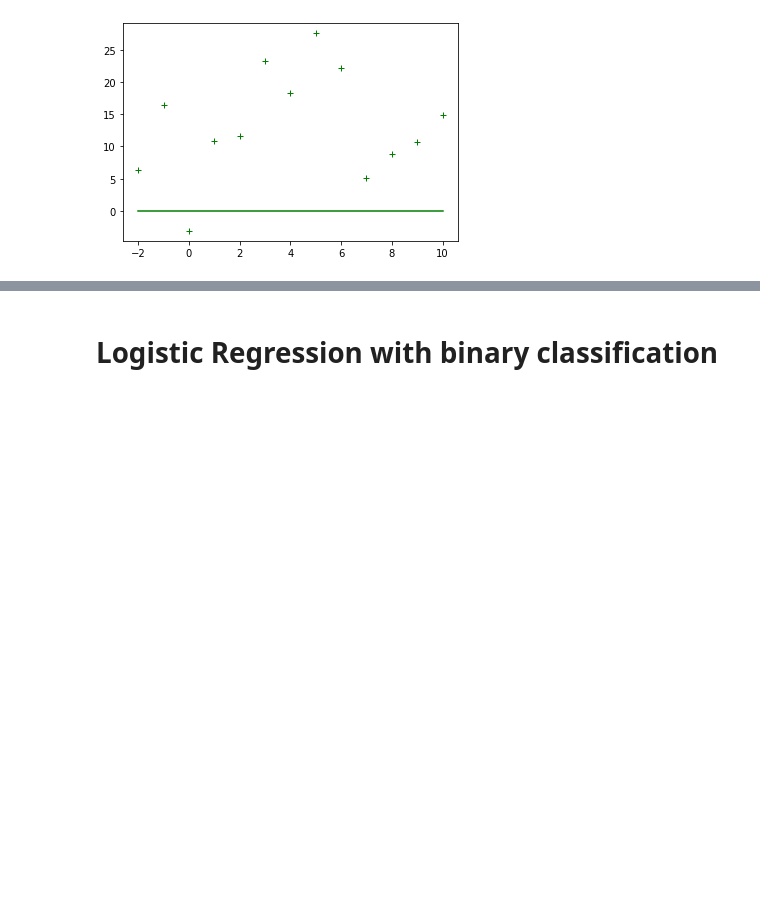
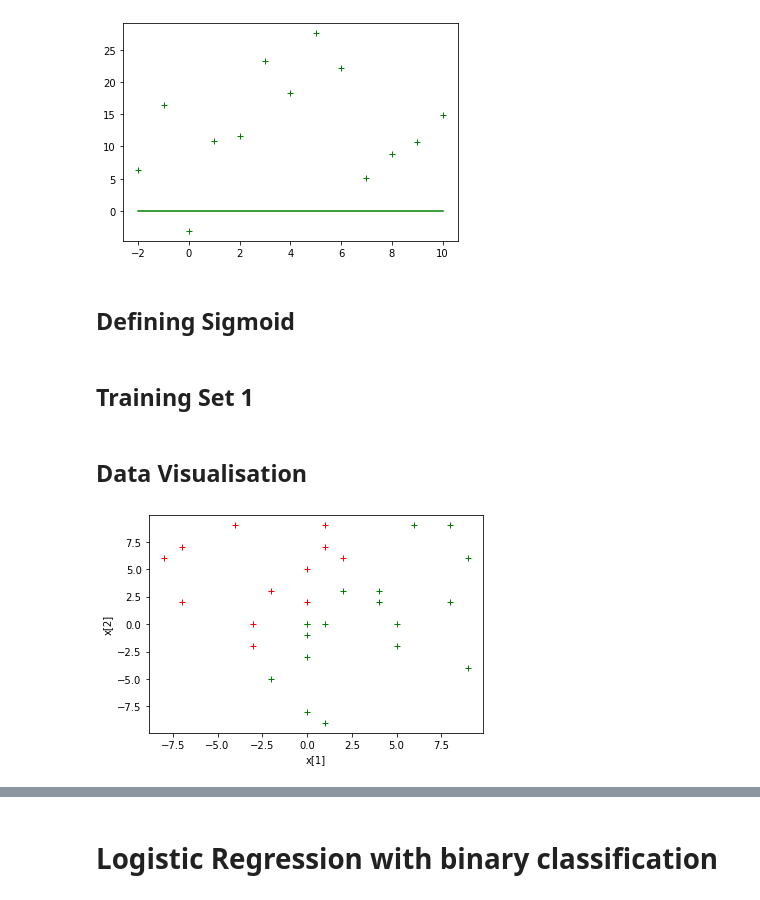
Before and after one commit to mattdo40/Colab, a Jupyter notebook: linear_and_logistic_regression.ipynb, the cells around one changed output, grey strips where cells are left out. Drawn from its saved outputs; the diff is of its cells as text; code cells hidden in the pictures; blank space fills up the shorter version.

```diff
--- a/linear_and_logistic_regression.ipynb
+++ b/linear_and_logistic_regression.ipynb
@@ -167,3 +167,5 @@ plt.plot(dataX1, Y, "g+")
 plt.show()
 # %% [output]
 [figure]
+# %% [markdown]
+## Defining Sigmoid
@@ -169,0 +181,25 @@ plt.show()
+# %% [markdown]
+## Training Set 1
+# %%
+data = [((1, 0, 0), 1), ((1, 1, 7), 0), ((1, -3, -2), 0), ((1, 8, 9), 1), ((1, 4, 3), 1), ((1, 5, -2), 1), ((1, 0, 0), 1), ((1, 6, 9), 1), ((1, 4, 2), 1), ((1, 1, -9), 1), ((1, -7, 7), 0), ((1, 0, -1), 1), ((1, 9, -4), 1), ((1, 1, 0), 1), ((1, -2, -5), 1), ((1, 2, 3), 1), ((1, -7, 2), 0), ((1, -3, 0), 0), ((1, 5, 0), 1), ((1, 0, -3), 1), ((1, -2, 3), 0), ((1, 9, 6), 1), ((1, 0, -8), 1), ((1, 0, 2), 0), ((1, -8, 6), 0), ((1, 1, 9), 0), ((1, 0, 5), 0), ((1, -4, 9), 0), ((1, 8, 2), 1), ((1, 2, 6), 0)]
+# %% [markdown]
+## Data Visualisation
+# %%
+X = [x for (x,r) in data]
+R = [r for (x,r) in data]
+
+xNeg = [x for (x,r) in data if r == 0]
+xPos = [x for (x,r) in data if r != 0]
+
+x1P = [x[1] for x in xPos]
+x2P = [x[2] for x in xPos]
+x1N = [x[1] for x in xNeg]
+x2N = [x[2] for x in xNeg]
+
+plt.xlabel("x[1]")
+plt.ylabel("x[2]")
+plt.plot(x1P, x2P, "g+")
+plt.plot(x1N, x2N, "r+")
+plt.show()
+# %% [output]
+[figure, added]
```
Also changed, not shown: parts of 26 cells of this notebook.
